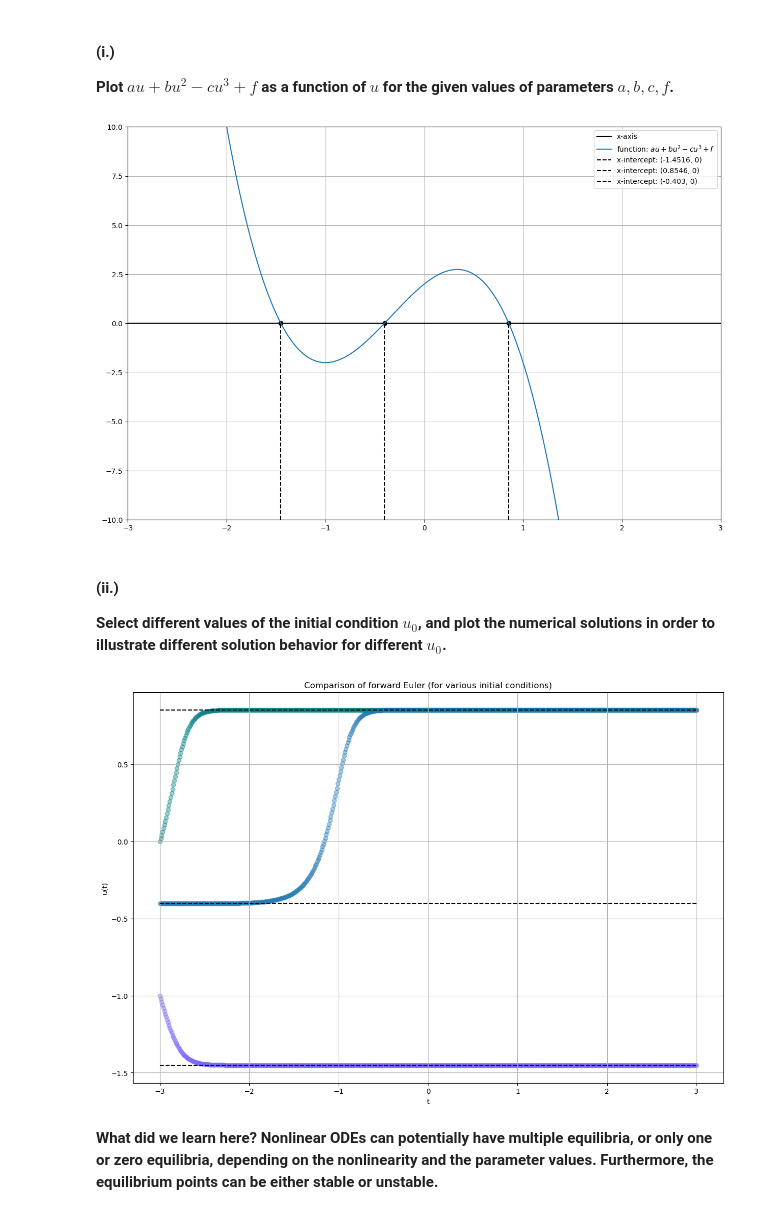
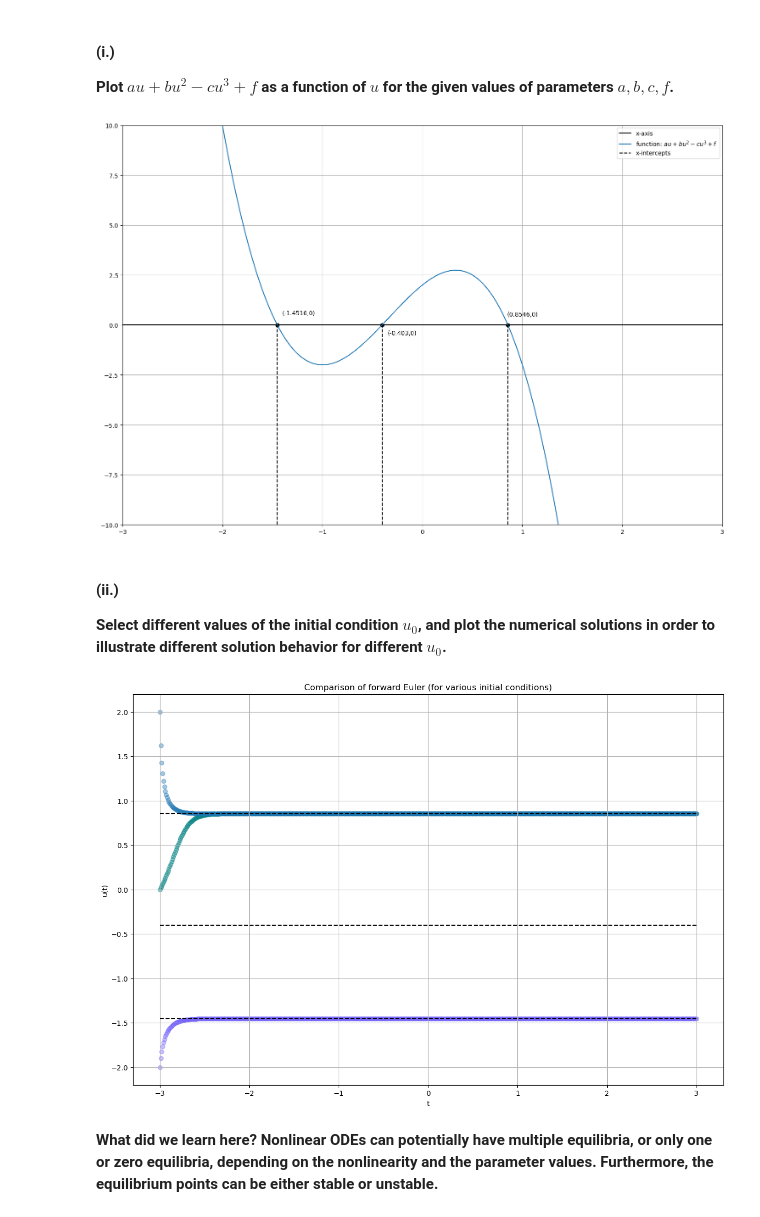
Before and after one commit to Stochastic1017/MATH_616, a Jupyter notebook: Homeworks/Homework 1/S_Sudhir_Homework_1.ipynb, the cells around one changed output. Saved outputs shown, nothing was run; the diff lists cells and outputs as text; code cells hidden in the pictures.

```diff
--- a/Homeworks/Homework 1/S_Sudhir_Homework_1.ipynb
+++ b/Homeworks/Homework 1/S_Sudhir_Homework_1.ipynb
@@ -348,39 +370,41 @@ u = np.linspace(xlim[0], xlim[1], 1000)
 u_diff_output = []
 for u_curr in u:
     u_diff_output.append(du_dt(a=a, b=b, c=c, f=f, u=u_curr))
 
 plt.plot([xlim[0], xlim[1]], [0,0], linestyle='-', color='black', label='x-axis')
 plt.plot(u, u_diff_output, label=f'function: $au + bu^2 - cu^3 + f$')
 
 plt.scatter(r[0].real, 0, color='black')
 plt.plot([r[0].real, r[0].real],
          [ylim[0], 0],
          linestyle='dashed',
          color='black',
-         label=f'x-intercept: ({r[0].real}, {0})')
+         label=f'x-intercepts')
+plt.annotate(text=f"({r[0].real},0)", xy=[-1.4,0.5])
 
 plt.scatter(r[1].real, 0, color='black')
 plt.plot([r[1].real, r[1].real],
          [ylim[0], 0],
          linestyle='dashed',
-         color='black',
-         label=f'x-intercept: ({r[1].real}, {0})')
+         color='black')
+plt.annotate(text=f"({r[1].real},0)", xy=[0.85, 0.45])
 
 plt.scatter(r[2].real, 0, color='black')
 plt.plot([r[2].real, r[2].real],
          [ylim[0], 0],
          linestyle='dashed',
-         color='black',
-         label=f'x-intercept: ({r[2].real}, {0})')
+         color='black')
+plt.annotate(text=f"({r[2].real},0)", xy=[-0.35,-0.5])
 
 plt.xlim(xlim[0], xlim[1])
 plt.ylim(ylim[0], ylim[1])
 
 plt.legend()
 plt.grid(True)
+plt.tight_layout()
 plt.show()
 # %% [output]
-[figure, old version]
+[figure, new version]
 # %% [markdown]
 #### (ii.)
 
@@ -394,9 +418,9 @@ plt.title('Comparison of forward Euler (for various initial conditions)')
 plt.grid(False)
 
 # Plotting forward euler approximation (for various step-sizes)
-u01 = 0
-u02 = -0.403
-u03 = -1
+u01 = -0.0001
+u02 = 2
+u03 = -2
 
 t1, y_u01 = forward_euler(u0=u01, t0=xlim[0], tend=xlim[1], h=0.01, a=a, b=b, c=c, f=f)
 t2, y_u02 = forward_euler(u0=u02, t0=xlim[0], tend=xlim[1], h=0.01, a=a, b=b, c=c, f=f)
@@ -414,7 +438,7 @@ plt.plot([xlim[0], xlim[1]], [r[2].real, r[2].real], linestyle='--', color='blac
 plt.grid(True)
 plt.show()
 # %% [output]
-[figure, old version]
+[figure, new version]
 # %% [markdown]
 **What did we learn here? Nonlinear ODEs can potentially have multiple equilibria, or only one or zero equilibria, depending on the nonlinearity and the parameter values. Furthermore, the equilibrium points can be either stable or unstable.**
 # %% [markdown]
```
Also changed, not shown: parts of 6 cells of this notebook.
